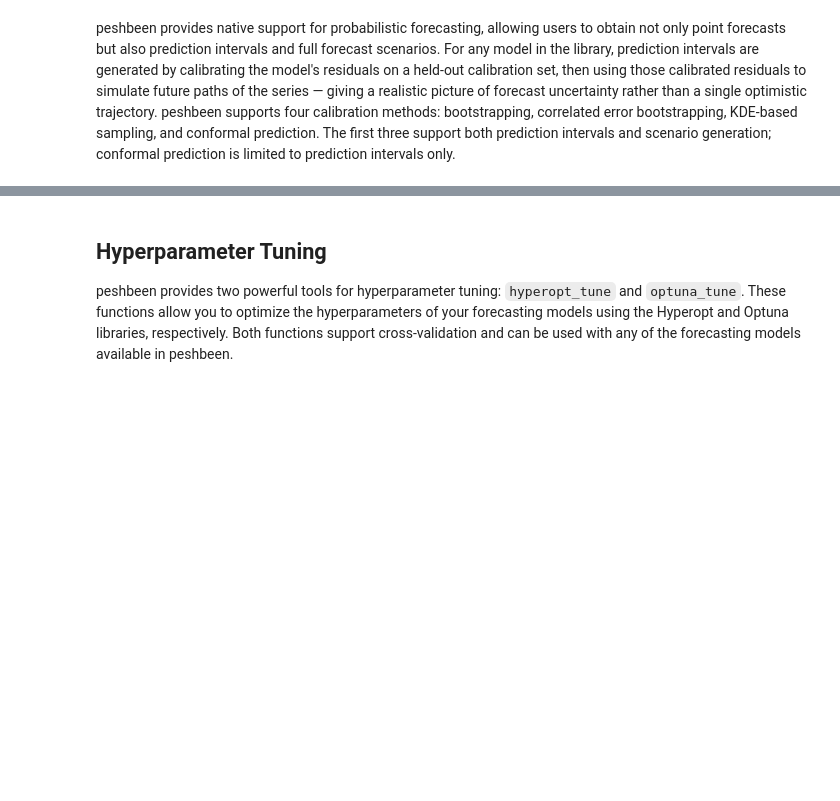
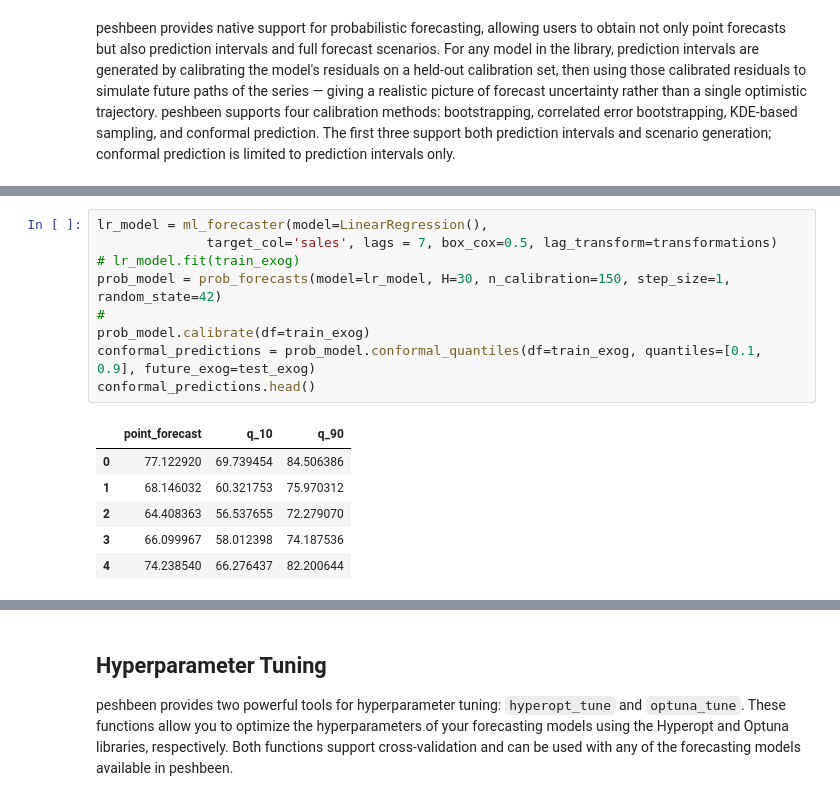
Before and after one commit to mustafaslanCoto/peshbeen, a Jupyter notebook: nbs/user_guide.ipynb, the cells around one changed output, grey strips where cells are left out. Cells and saved outputs as stored; diff of their text form; blank space fills up the shorter version.

```diff
--- a/nbs/user_guide.ipynb
+++ b/nbs/user_guide.ipynb
@@ -531,0 +544,16 @@ plt.show()
+# %%
+lr_model = ml_forecaster(model=LinearRegression(),
+              target_col='sales', lags = 7, box_cox=0.5, lag_transform=transformations)
+# lr_model.fit(train_exog)
+prob_model = prob_forecasts(model=lr_model, H=30, n_calibration=150, step_size=1, random_state=42)
+#
+prob_model.calibrate(df=train_exog)
+conformal_predictions = prob_model.conformal_quantiles(df=train_exog, quantiles=[0.1, 0.9], future_exog=test_exog)
+conformal_predictions.head()
+# %% [output]
+|  | point_forecast | q_10 | q_90 |
+| 0 | 77.122920 | 69.739454 | 84.506386 |
+| 1 | 68.146032 | 60.321753 | 75.970312 |
+| 2 | 64.408363 | 56.537655 | 72.279070 |
+| 3 | 66.099967 | 58.012398 | 74.187536 |
+| 4 | 74.238540 | 66.276437 | 82.200644 |
```
Also changed, not shown: parts of 10 cells of this notebook.
